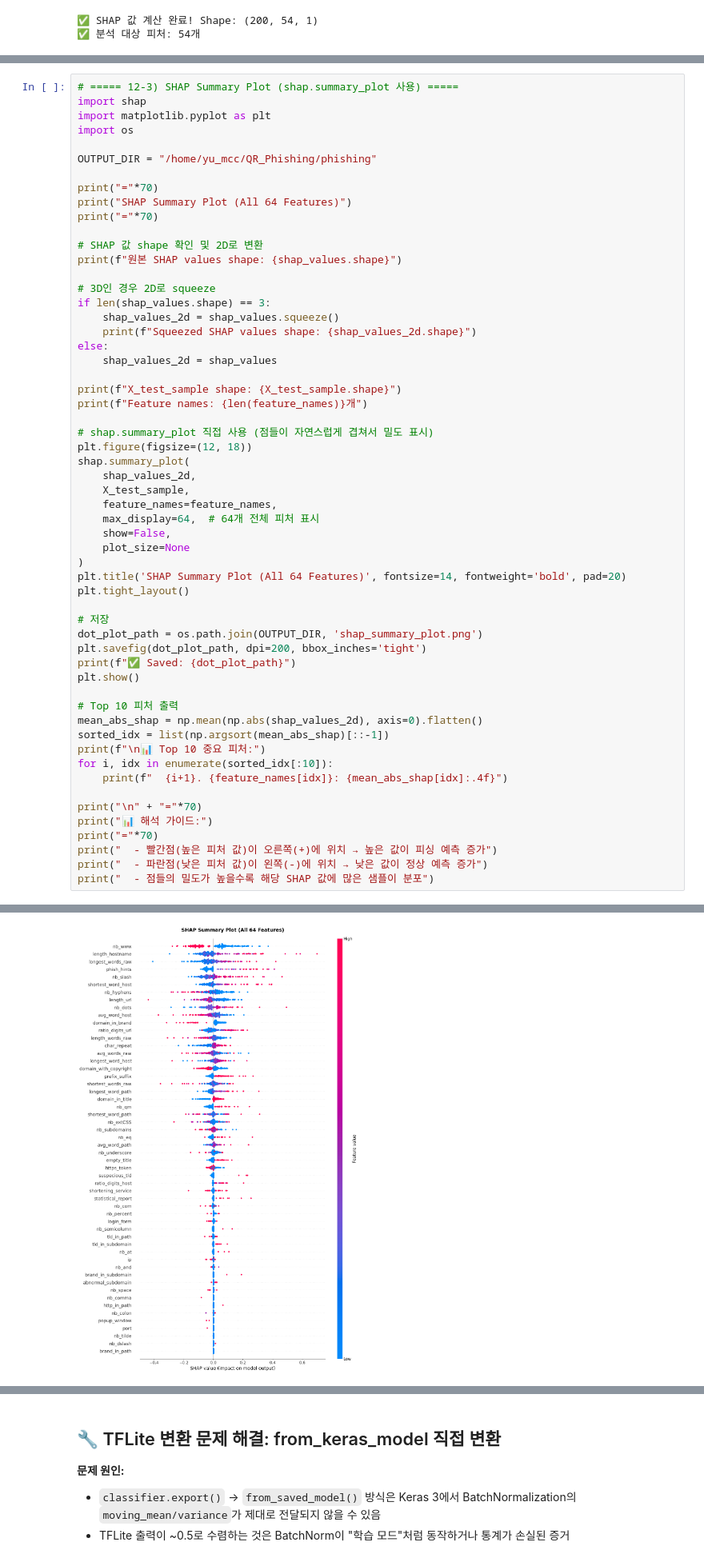
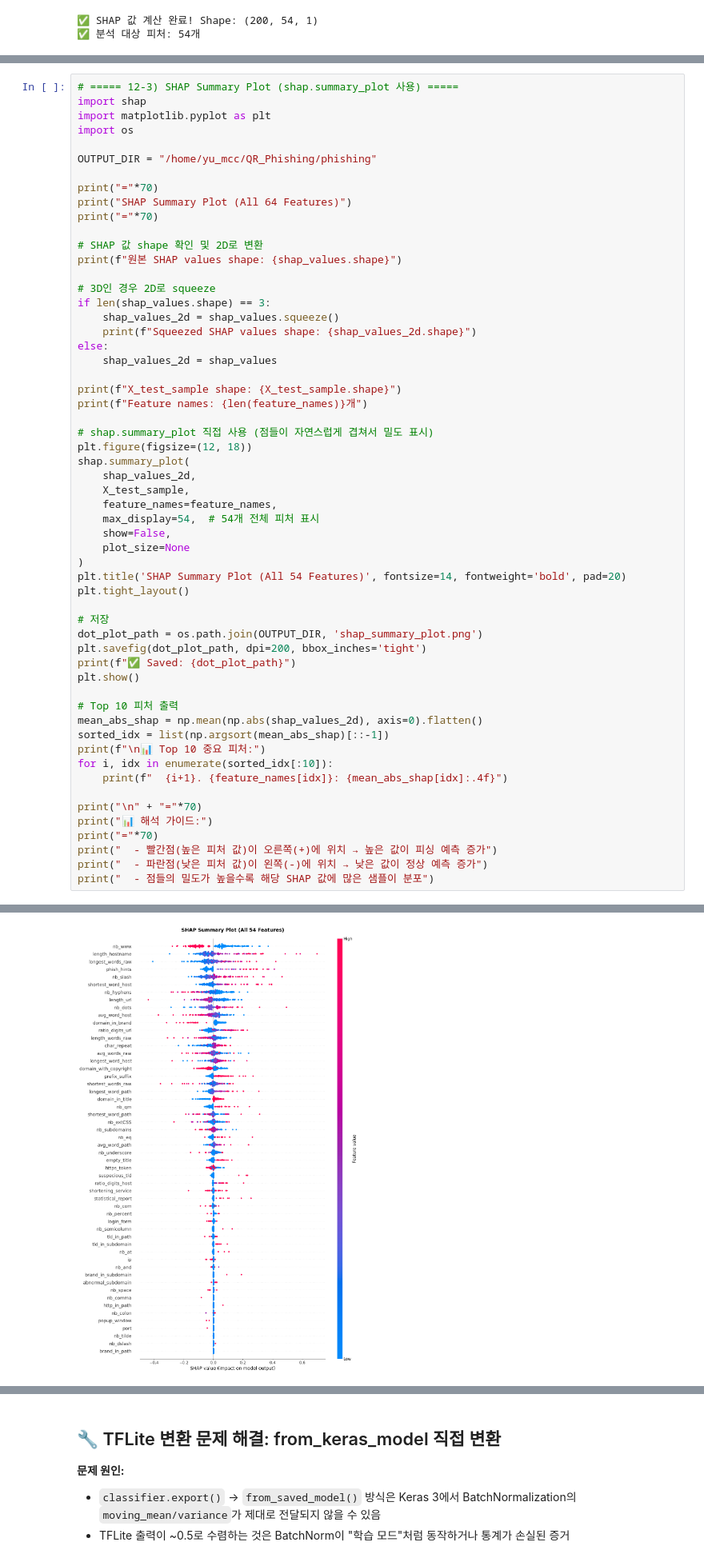
Before and after one commit to Seungminnni/QR_Phishing, a Jupyter notebook: phishing/embedding_model.ipynb, the cells around one changed output, grey strips where cells are left out. Shown at 80% size. Drawn from its saved outputs; the diff is of its cells as text.

```diff
--- a/phishing/embedding_model.ipynb
+++ b/phishing/embedding_model.ipynb
@@ -1064,42 +1064,42 @@ shap.summary_plot(
     shap_values_2d,
     X_test_sample,
     feature_names=feature_names,
-    max_display=64,  # 64개 전체 피처 표시
+    max_display=54,  # 54개 전체 피처 표시
     show=False,
     plot_size=None
 )
-plt.title('SHAP Summary Plot (All 64 Features)', fontsize=14, fontweight='bold', pad=20)
+plt.title('SHAP Summary Plot (All 54 Features)', fontsize=14, fontweight='bold', pad=20)
 plt.tight_layout()
 
 # 저장
 dot_plot_path = os.path.join(OUTPUT_DIR, 'shap_summary_plot.png')
 plt.savefig(dot_plot_path, dpi=200, bbox_inches='tight')
 print(f"✅ Saved: {dot_plot_path}")
 plt.show()
 
 # Top 10 피처 출력
 mean_abs_shap = np.mean(np.abs(shap_values_2d), axis=0).flatten()
 sorted_idx = list(np.argsort(mean_abs_shap)[::-1])
 print(f"\n📊 Top 10 중요 피처:")
 for i, idx in enumerate(sorted_idx[:10]):
     print(f"  {i+1}. {feature_names[idx]}: {mean_abs_shap[idx]:.4f}")
 
 print("\n" + "="*70)
 print("📊 해석 가이드:")
 print("="*70)
 print("  - 빨간점(높은 피처 값)이 오른쪽(+)에 위치 → 높은 값이 피싱 예측 증가")
 print("  - 파란점(낮은 피처 값)이 왼쪽(-)에 위치 → 낮은 값이 정상 예측 증가")
 print("  - 점들의 밀도가 높을수록 해당 SHAP 값에 많은 샘플이 분포")
 # %% [output]
 ======================================================================
 SHAP Summary Plot (All 64 Features)
 ======================================================================
 원본 SHAP values shape: (200, 54, 1)
 Squeezed SHAP values shape: (200, 54)
 X_test_sample shape: (200, 54)
 Feature names: 54개
 ✅ Saved: /home/yu_mcc/QR_Phishing/phishing/shap_summary_plot.png
-[figure, old version]
+[figure, new version]
 📊 Top 10 중요 피처:
   1. nb_www: 0.1030
   2. length_hostname: 0.0788
```
Also changed, not shown: parts of 1 cell of this notebook, 1 other file.
